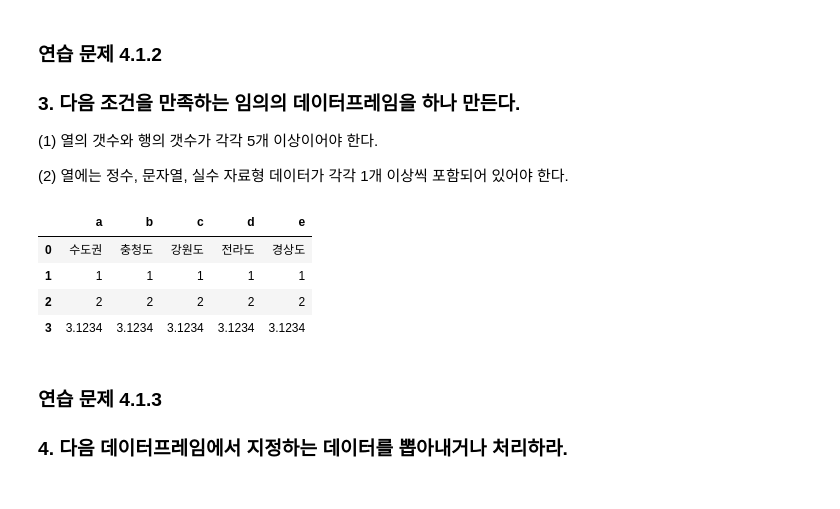
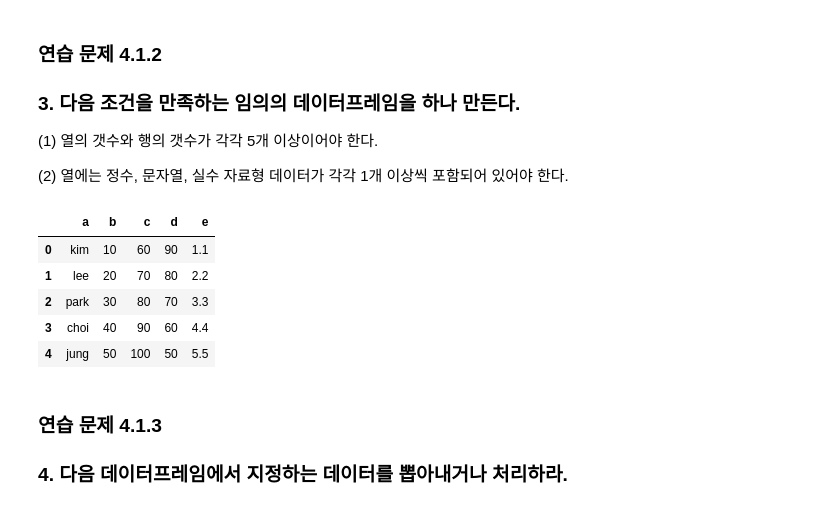
Before and after one commit to youngin0221/Data-Analysis-2021-2, a Jupyter notebook: 02.Pandas/0601_과제.ipynb, the cells around one changed output. Drawn from its saved outputs; the diff is of its cells as text; code cells hidden in the pictures.

```diff
--- a/02.Pandas/0601_과제.ipynb
+++ b/02.Pandas/0601_과제.ipynb
@@ -46,22 +66,21 @@ array([9.        , 4.        , 2.33333333, 1.5       ])
 (1) 열의 갯수와 행의 갯수가 각각 5개 이상이어야 한다.
 
 (2) 열에는 정수, 문자열, 실수 자료형 데이터가 각각 1개 이상씩 포함되어 있어야 한다.
-# %%
-data = {
-    "a": ["수도권", 1, 2, 3.1234],
-    "b": ["충청도", 1, 2, 3.1234],
-    "c": ["강원도", 1, 2, 3.1234],
-    "d": ["전라도", 1, 2, 3.1234],
-    "e": ["경상도", 1, 2, 3.1234],
-}
-df = pd.DataFrame(data)
-df
-# %% [output]
-|  | a | b | c | d | e |
-| 0 | 수도권 | 충청도 | 강원도 | 전라도 | 경상도 |
-| 1 | 1 | 1 | 1 | 1 | 1 |
-| 2 | 2 | 2 | 2 | 2 | 2 |
-| 3 | 3.1234 | 3.1234 | 3.1234 | 3.1234 | 3.1234 |
+# %%
+pd.DataFrame({
+    "a": ["kim", "lee", "park", "choi", "jung"],
+    "b": [10, 20, 30, 40, 50],
+    "c": [60, 70, 80, 90, 100],
+    "d": [90, 80, 70, 60, 50],
+    "e": [1.1, 2.2, 3.3, 4.4, 5.5]
+})
+# %% [output]
+|  | a | b | c | d | e |
+| 0 | kim | 10 | 60 | 90 | 1.1 |
+| 1 | lee | 20 | 70 | 80 | 2.2 |
+| 2 | park | 30 | 80 | 70 | 3.3 |
+| 3 | choi | 40 | 90 | 60 | 4.4 |
+| 4 | jung | 50 | 100 | 50 | 5.5 |
 # %% [markdown]
 ### 연습 문제 4.1.3
 ### 4. 다음 데이터프레임에서 지정하는 데이터를 뽑아내거나 처리하라.
```
Also changed, not shown: parts of 29 cells of this notebook, 2 other files.
